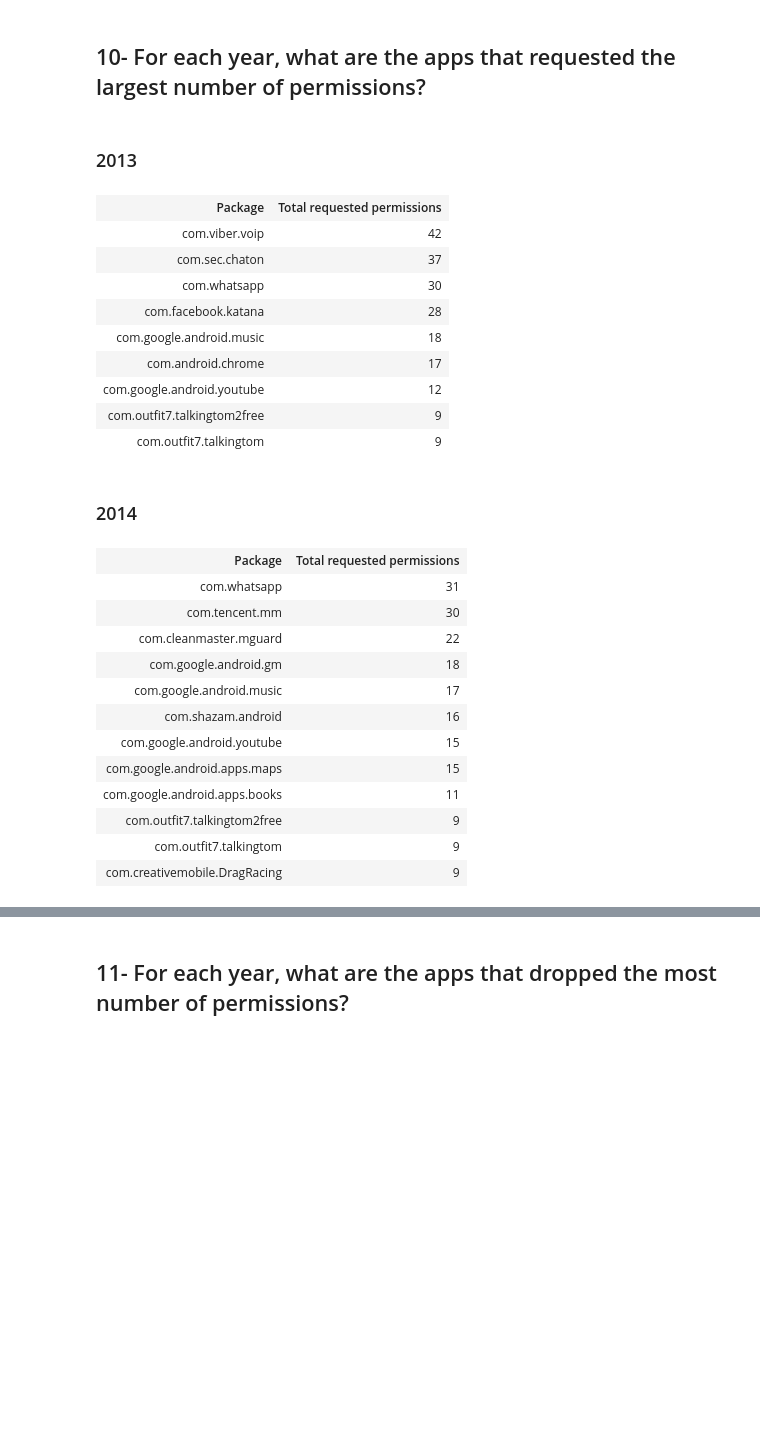
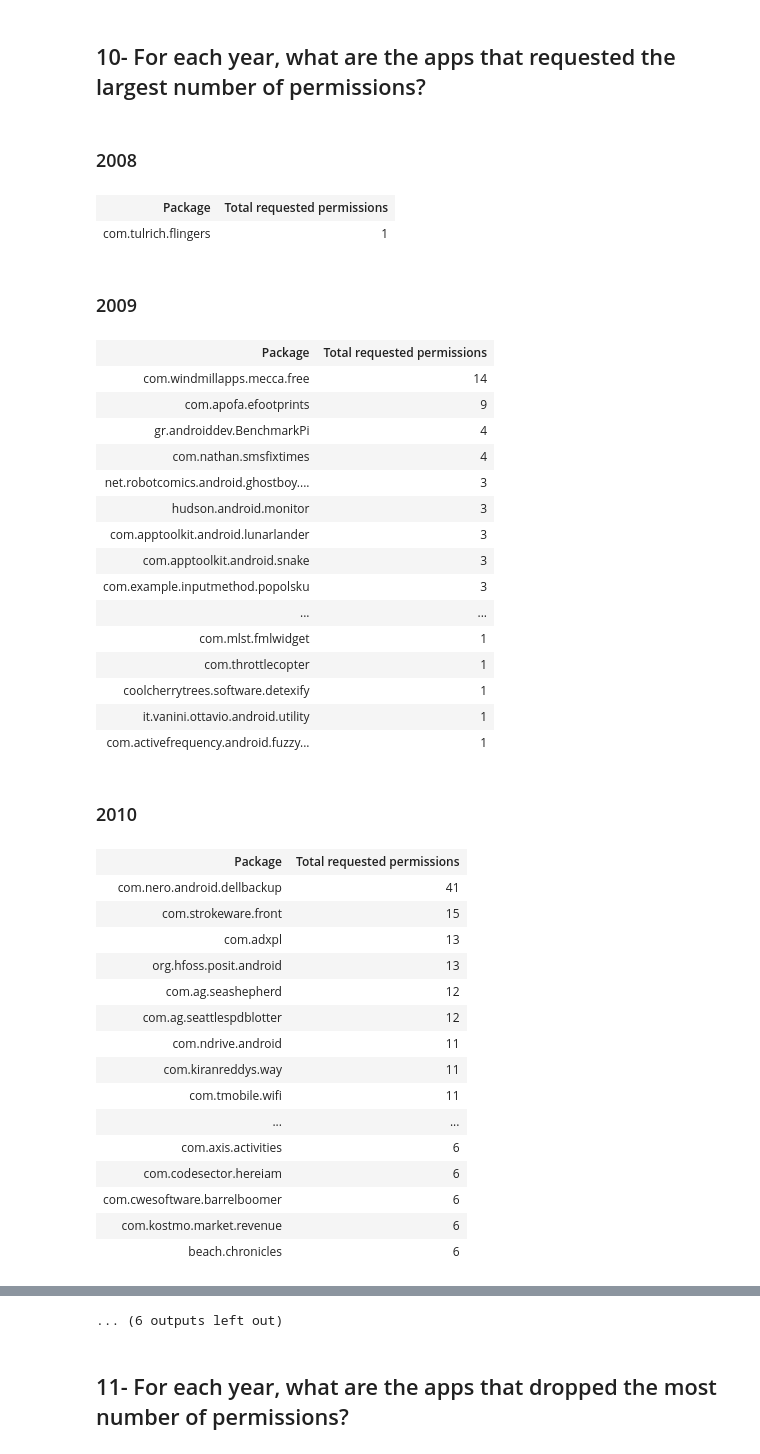
Before and after one commit to sieveable/sieveable-mining, a Jupyter notebook: notebooks/manifest-analysis.ipynb, the cells around one changed output, grey strips where cells are left out. Saved outputs shown, nothing was run; the diff lists cells and outputs as text; code cells hidden in the pictures; blank space fills up the shorter version.

```diff
--- a/notebooks/manifest-analysis.ipynb
+++ b/notebooks/manifest-analysis.ipynb
@@ -582,7 +741,7 @@ Name: permissions_count_history, dtype: float64
 # %% [markdown]
 ## 6- What is the average number of dropped permissions between the first and last app versions for each year?
 # %%
-for year in all_apps_grouped.groups.keys():
+for year in sorted(all_apps_grouped.groups.keys()):
     display(HTML('<h3>' + str(year) + '</h3>'))
     permission_changes = all_permission_changes.get(year)
     diff_last_first = permission_changes.permissions_count_history.apply(lambda x:
@@ -610,7 +790,7 @@ Name: permissions_count_history, dtype: float64
 # %% [markdown]
 ## 7- For each year, what is the percentage of apps that added more permissions?
 # %%
-for year in all_apps_grouped.groups.keys():
+for year in sorted(all_apps_grouped.groups.keys()):
     display(HTML('<h3>' + str(year) + '</h3>'))
     permission_changes = all_permission_changes.get(year)
     print("{:.2f}".format(len(permission_changes.permissions_added.dropna())/len(permission_changes) * 100) + "%")
@@ -622,7 +811,7 @@ for year in all_apps_grouped.groups.keys():
 # %% [markdown]
 ## 8- For each year, what is the percentage of apps that removed used permissions?
 # %%
-for year in all_apps_grouped.groups.keys():
+for year in sorted(all_apps_grouped.groups.keys()):
     display(HTML('<h3>' + str(year) + '</h3>'))
     permission_changes = all_permission_changes.get(year)
     print("{:.2f}".format(len(permission_changes.permissions_dropped.dropna())/len(permission_changes) * 100) + "%")
@@ -634,7 +832,7 @@ for year in all_apps_grouped.groups.keys():
 # %% [markdown]
 ## 9- For each year, what is the percentage of apps that did not change permissions?
 # %%
-for year in all_apps_grouped.groups.keys():
+for year in sorted(all_apps_grouped.groups.keys()):
     display(HTML('<h3>' + str(year) + '</h3>'))
     permission_changes = all_permission_changes.get(year)
     total_no_change = permission_changes[(pd.isnull(permission_changes['permissions_added'])) &
@@ -648,48 +855,60 @@ for year in all_apps_grouped.groups.keys():
 # %% [markdown]
 ## 10- For each year, what are the apps that requested the largest number of permissions?
 # %%
-for year in all_apps_grouped.groups.keys():
+for year in sorted(all_apps_grouped.groups.keys()):
     display(HTML('<h3>' + str(year) + '</h3>'))
     year_df = all_apps_grouped.get_group(year)
     # Get the 10 largest total number of used permissions
     per_counts = year_df['sys_permissions_count'].unique()
     last_10 = np.sort(per_counts)[-10:]
     apps_with_last_10 = year_df[year_df.sys_permissions_count.isin(last_10)]
     apps_with_last_10 = apps_with_last_10.sort_values(by=['packageName', 'sys_permissions_count'], ascending=False)
     apps_with_last_10 = apps_with_last_10.drop_duplicates('packageName', keep='first')
     apps_with_last_10 = apps_with_last_10.sort_values(by=['sys_permissions_count'], ascending=False)
     ## Add Google Play Link
     apps_with_last_10['GooglePlay'] = apps_with_last_10['packageName'].apply(
         lambda x: '<a href="https://play.google.com/store/apps/details?id={0}" target="_blank">{0}</a>'.format(x))
     # Create HTML table.
     # DataFrame.to_html does not work when the <a> has multiple attributes e.g. (href="" tagrget="_blank")
     html_contnt = '<table><tr><th>Package</th><th>Total requested permissions</th></tr>'
     for idx, row in apps_with_last_10.loc[:, ['packageName', 'sys_permissions_count', 'GooglePlay']].iterrows():
         html_contnt += '<tr><td>' + row['GooglePlay'] + '</td><td>' + str(row['sys_permissions_count']) + '</td></tr>'
     display(HTML(html_contnt + '</table>'))
 # %% [output]
-2013
+2008
 | Package | Total requested permissions |
-| com.viber.voip | 42 |
-| com.sec.chaton | 37 |
-| com.whatsapp | 30 |
-| com.facebook.katana | 28 |
-| com.google.android.music | 18 |
-| com.android.chrome | 17 |
-| com.google.android.youtube | 12 |
-| com.outfit7.talkingtom2free | 9 |
-| com.outfit7.talkingtom | 9 |
+| com.tulrich.flingers | 1 |
-2014
+2009
 | Package | Total requested permissions |
-| com.whatsapp | 31 |
-| com.tencent.mm | 30 |
-| com.cleanmaster.mguard | 22 |
-| com.google.android.gm | 18 |
-| com.google.android.music | 17 |
-| com.shazam.android | 16 |
-| com.google.android.youtube | 15 |
-| com.google.android.apps.maps | 15 |
-| com.google.android.apps.books | 11 |
-| com.outfit7.talkingtom2free | 9 |
-| com.outfit7.talkingtom | 9 |
-| com.creativemobile.DragRacing | 9 |
+| com.windmillapps.mecca.free | 14 |
+| com.apofa.efootprints | 9 |
+| gr.androiddev.BenchmarkPi | 4 |
+| com.nathan.smsfixtimes | 4 |
+| net.robotcomics.android.ghostboy.... | 3 |
+| hudson.android.monitor | 3 |
+| com.apptoolkit.android.lunarlander | 3 |
+| com.apptoolkit.android.snake | 3 |
+| com.example.inputmethod.popolsku | 3 |
+| ... | ... |
+| com.mlst.fmlwidget | 1 |
+| com.throttlecopter | 1 |
+| coolcherrytrees.software.detexify | 1 |
+| it.vanini.ottavio.android.utility | 1 |
+| com.activefrequency.android.fuzzy... | 1 |
+2010
+| Package | Total requested permissions |
+| com.nero.android.dellbackup | 41 |
+| com.strokeware.front | 15 |
+| com.adxpl | 13 |
+| org.hfoss.posit.android | 13 |
+| com.ag.seashepherd | 12 |
+| com.ag.seattlespdblotter | 12 |
+| com.ndrive.android | 11 |
+| com.kiranreddys.way | 11 |
+| com.tmobile.wifi | 11 |
+| ... | ... |
+| com.axis.activities | 6 |
+| com.codesector.hereiam | 6 |
+| com.cwesoftware.barrelboomer | 6 |
+| com.kostmo.market.revenue | 6 |
+| beach.chronicles | 6 |
@@ -696,3 +963,4 @@ for year in all_apps_grouped.groups.keys():
+... (6 outputs left out)
 # %% [markdown]
 ## 11- For each year, what are the apps that dropped the most number of permissions?
 # %%
```
Also changed, not shown: parts of 34 cells of this notebook.
